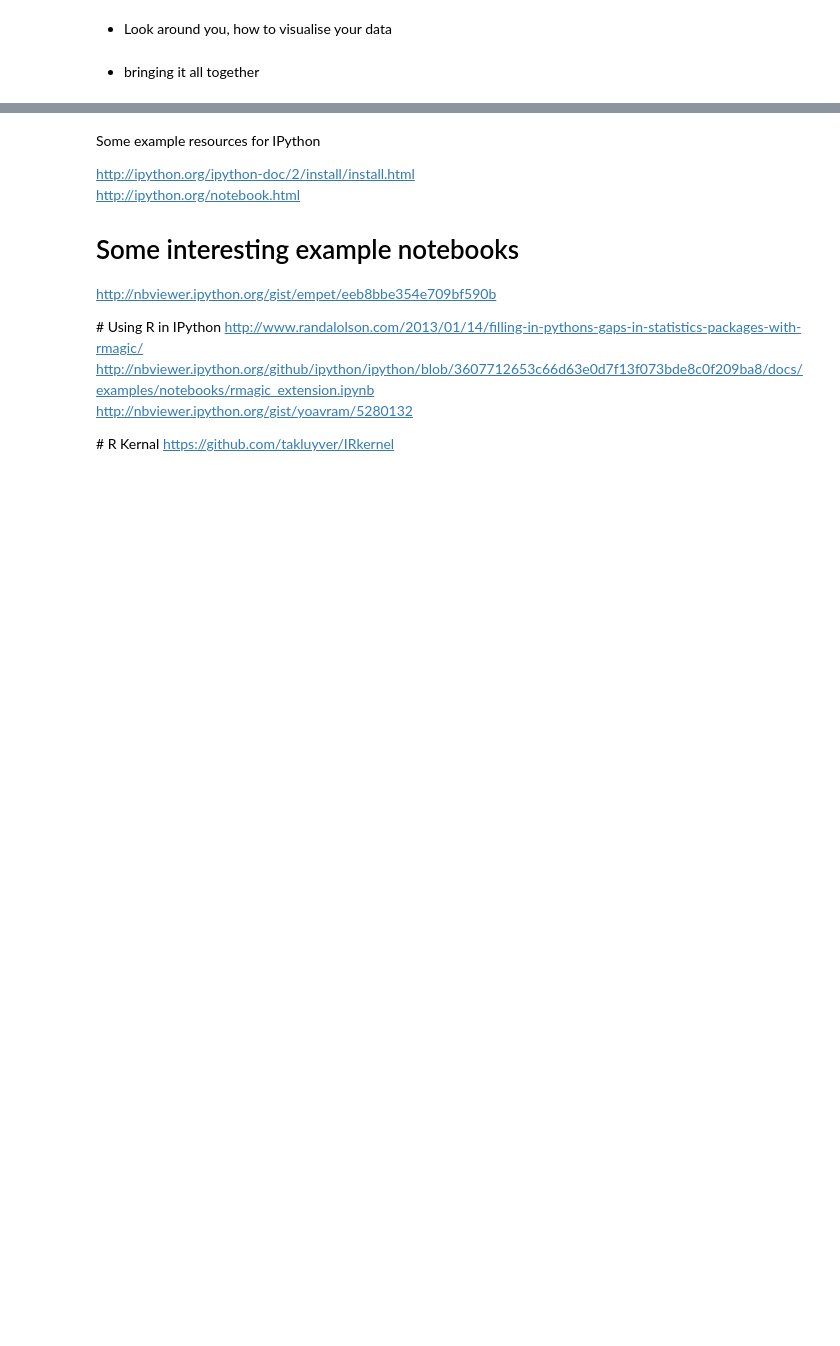
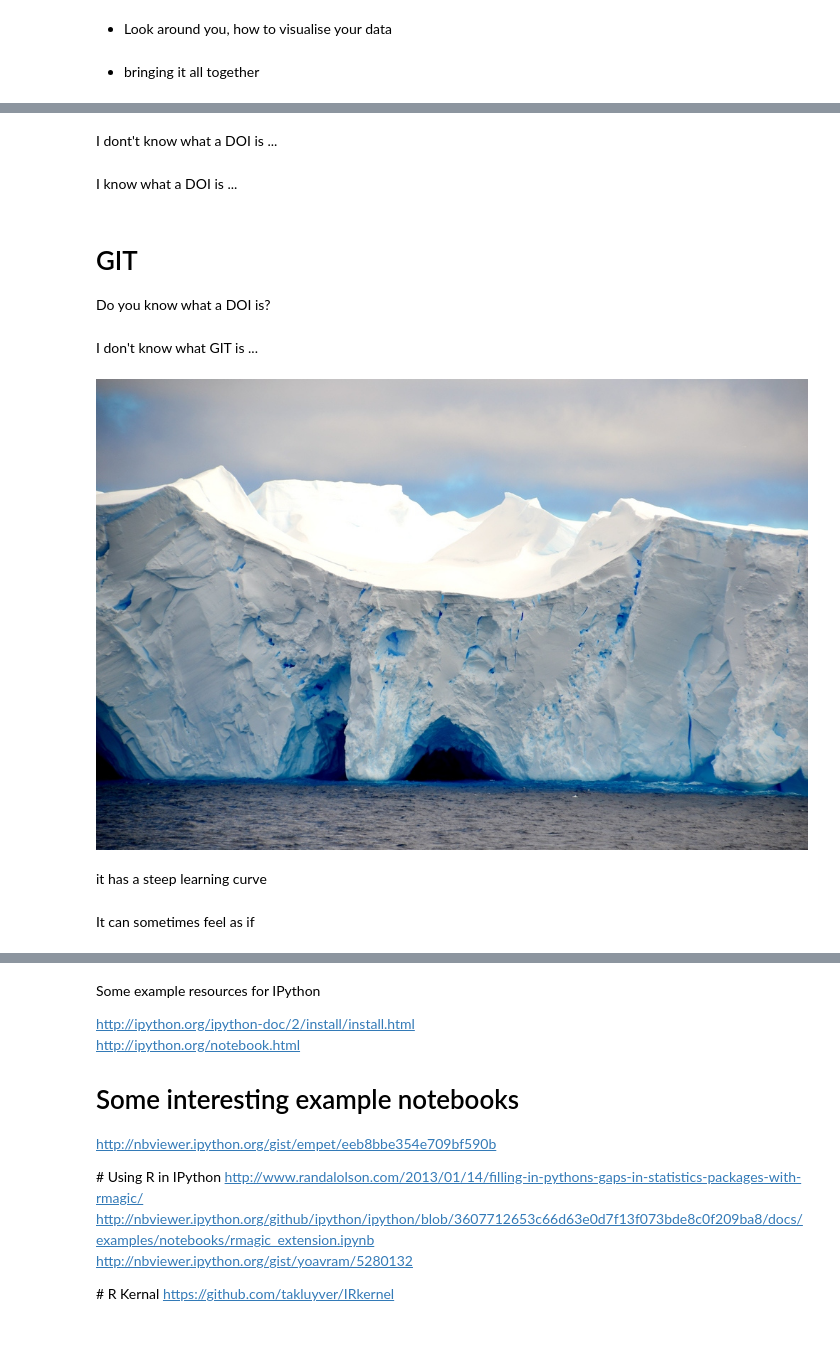
Before and after one commit to IanMulvany/wikimania-open-scholarship-tools, a Jupyter notebook: WikimaniaOpenScholarshipTalk.ipynb, the cells around one changed output, grey strips where cells are left out. Saved outputs shown, nothing was run; the diff lists cells and outputs as text; code cells hidden in the pictures; blank space fills up the shorter version.

```diff
--- a/WikimaniaOpenScholarshipTalk.ipynb
+++ b/WikimaniaOpenScholarshipTalk.ipynb
@@ -26,0 +31,23 @@ We could try to build in some scripts that:
+# %% [markdown]
+I dont't know what a DOI is ...
+# %% [markdown]
+I know what a DOI is ...
+# %% [markdown]
+# GIT
+
+Do you know what a DOI is?
+# %% [markdown]
+I don't know what GIT is ...
+# %%
+from IPython.display import Image
+i = Image(filename='images/8320552323_13cfe4b081_b.jpg')
+f = Image(url='http://b.z19r.com/upload/did-you-just-tell-me-to-go-fuck-myself.jpg')
+happy = Image(filename='images/5365366130_4ecf6c025f_b.jpg')
+# %%
+i
+# %% [output]
+[figure, added]
+# %% [markdown]
+it has a steep learning curve
+# %% [markdown]
+It can sometimes feel as if
```
Also changed, not shown: parts of 7 cells of this notebook, 1 other file.
